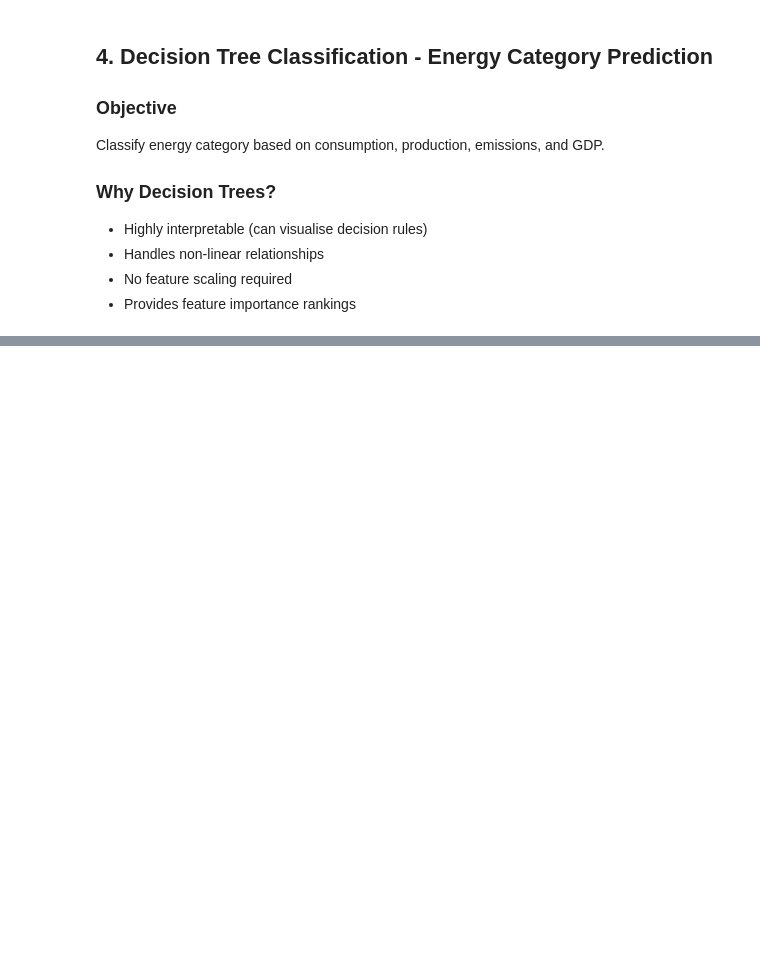
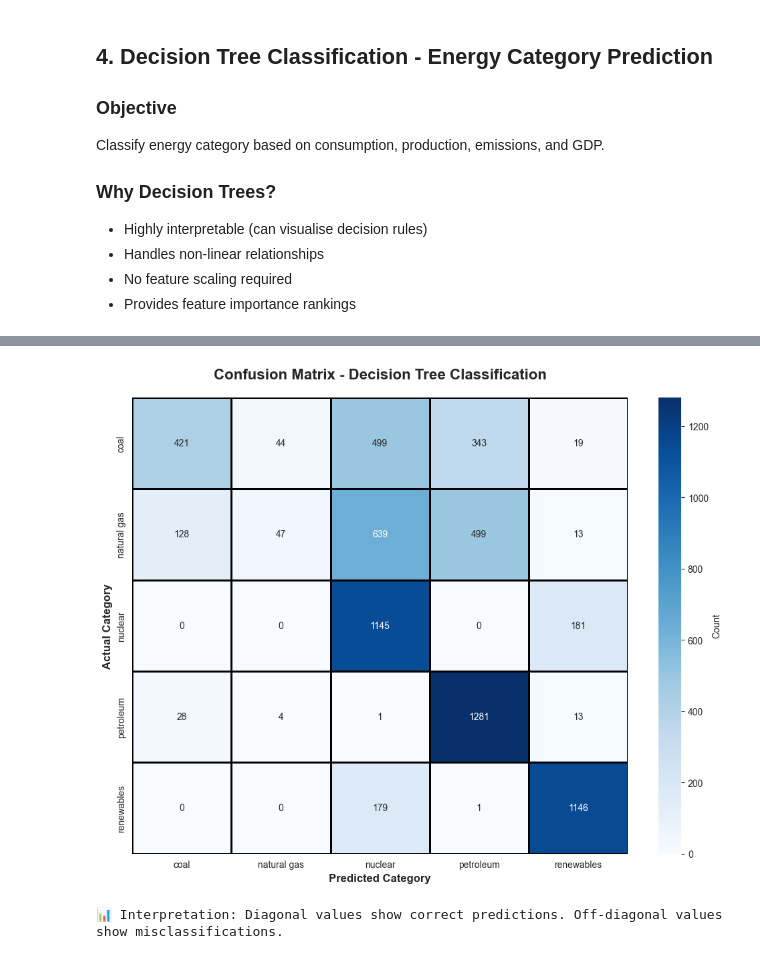
Before and after one commit to enjoy15/Energy-Consumption-CO2-Emissions-Analysis, a Jupyter notebook: jupyter_notebooks/05_machine_learning_models.ipynb, the cells around one changed output, grey strips where cells are left out. Cells and saved outputs as stored; diff of their text form; code cells hidden in the pictures; blank space fills up the shorter version.

```diff
--- a/jupyter_notebooks/05_machine_learning_models.ipynb
+++ b/jupyter_notebooks/05_machine_learning_models.ipynb
@@ -367,0 +415,24 @@ Classify energy category based on consumption, production, emissions, and GDP.
+# %%
+# Make predictions
+y_pred_train_class = dt_model.predict(X_train_class_scaled)
+y_pred_test_class = dt_model.predict(X_test_class_scaled)
+
+# Evaluate model
+print("=" * 80)
+print("DECISION TREE CLASSIFICATION - MODEL PERFORMANCE")
+print("=" * 80)
+
+print("\nTraining Set:")
+train_accuracy = accuracy_score(y_train_class, y_pred_train_class)
+print(f"  Accuracy: {train_accuracy:.4f} ({train_accuracy*100:.2f}%)")
+
+print("\nTest Set:")
+test_accuracy = accuracy_score(y_test_class, y_pred_test_class)
+print(f"  Accuracy: {test_accuracy:.4f} ({test_accuracy*100:.2f}%)")
+
+# Classification report
+print("\n" + "=" * 80)
+print("CLASSIFICATION REPORT")
+print("=" * 80)
+print(classification_report(y_test_class, y_pred_test_class,
+                           target_names=le.classes_, digits=4))
@@ -367,0 +484,18 @@ Classify energy category based on consumption, production, emissions, and GDP.
+# %%
+# Confusion Matrix
+cm = confusion_matrix(y_test_class, y_pred_test_class)
+
+plt.figure(figsize=(10, 8))
+sns.heatmap(cm, annot=True, fmt='d', cmap='Blues',
+            xticklabels=le.classes_, yticklabels=le.classes_,
+            cbar_kws={'label': 'Count'}, linewidths=2, linecolor='black')
+plt.xlabel('Predicted Category', fontsize=12, fontweight='bold')
+plt.ylabel('Actual Category', fontsize=12, fontweight='bold')
+plt.title('Confusion Matrix - Decision Tree Classification', fontsize=16, fontweight='bold', pad=20)
+plt.tight_layout()
+plt.show()
+
+print("\n📊 Interpretation: Diagonal values show correct predictions. Off-diagonal values show misclassifications.")
+# %% [output]
+[figure, added]
+📊 Interpretation: Diagonal values show correct predictions. Off-diagonal values show misclassifications.
```
Also changed, not shown: parts of 5 cells of this notebook.
